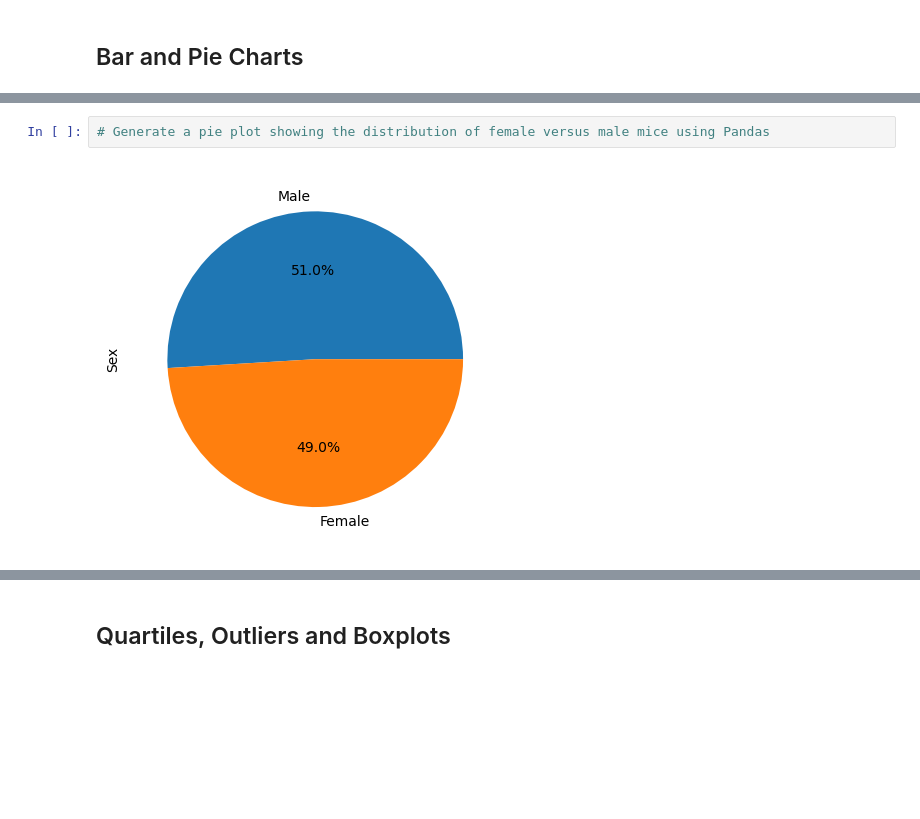
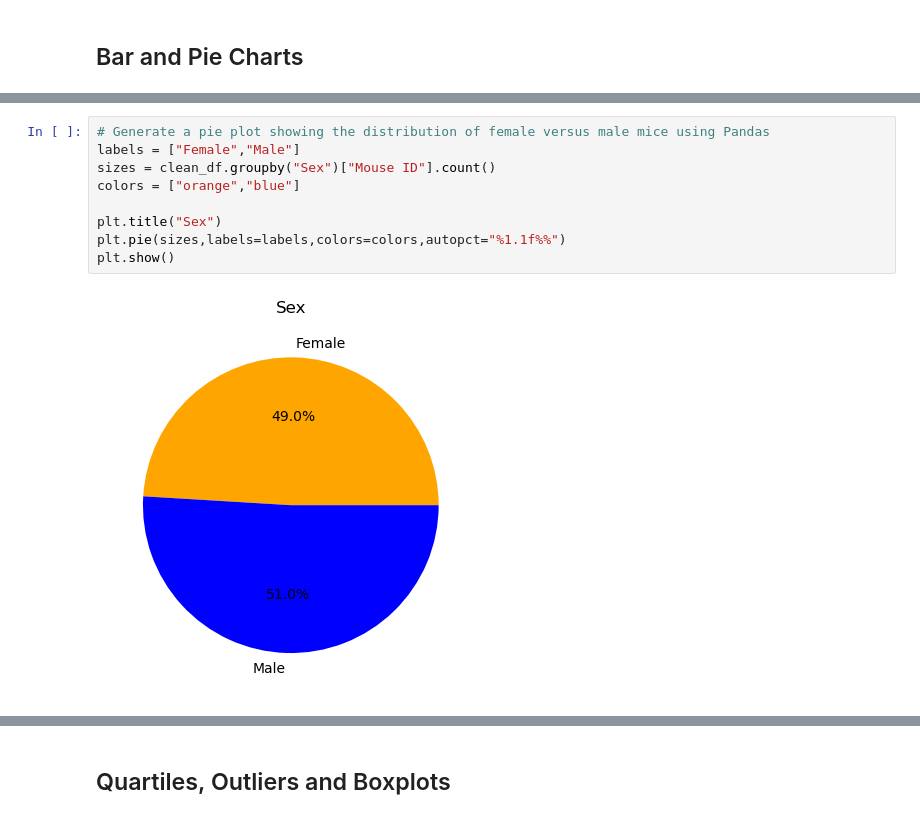
Before and after one commit to JCovarrubias236/matplotlib-challenge, a Jupyter notebook: Starter_Code/Pymaceuticals/pymaceuticals_starter.ipynb, the cells around one changed output, grey strips where cells are left out. Drawn from its saved outputs; the diff is of its cells as text; blank space fills up the shorter version.

Commit message:
Completed Bar and Pie Charts. Started quartiles, outliers, and boxplots section

```diff
--- a/Starter_Code/Pymaceuticals/pymaceuticals_starter.ipynb
+++ b/Starter_Code/Pymaceuticals/pymaceuticals_starter.ipynb
@@ -132,4 +158,11 @@ clean_df['Mouse ID'].nunique()
 # %%
 # Generate a pie plot showing the distribution of female versus male mice using Pandas
+labels = ["Female","Male"]
+sizes = clean_df.groupby("Sex")["Mouse ID"].count()
+colors = ["orange","blue"]
+
+plt.title("Sex")
+plt.pie(sizes,labels=labels,colors=colors,autopct="%1.1f%%")
+plt.show()
 # %% [output]
-[figure, old version]
+[figure, new version]
```
Also changed, not shown: parts of 10 cells of this notebook.
